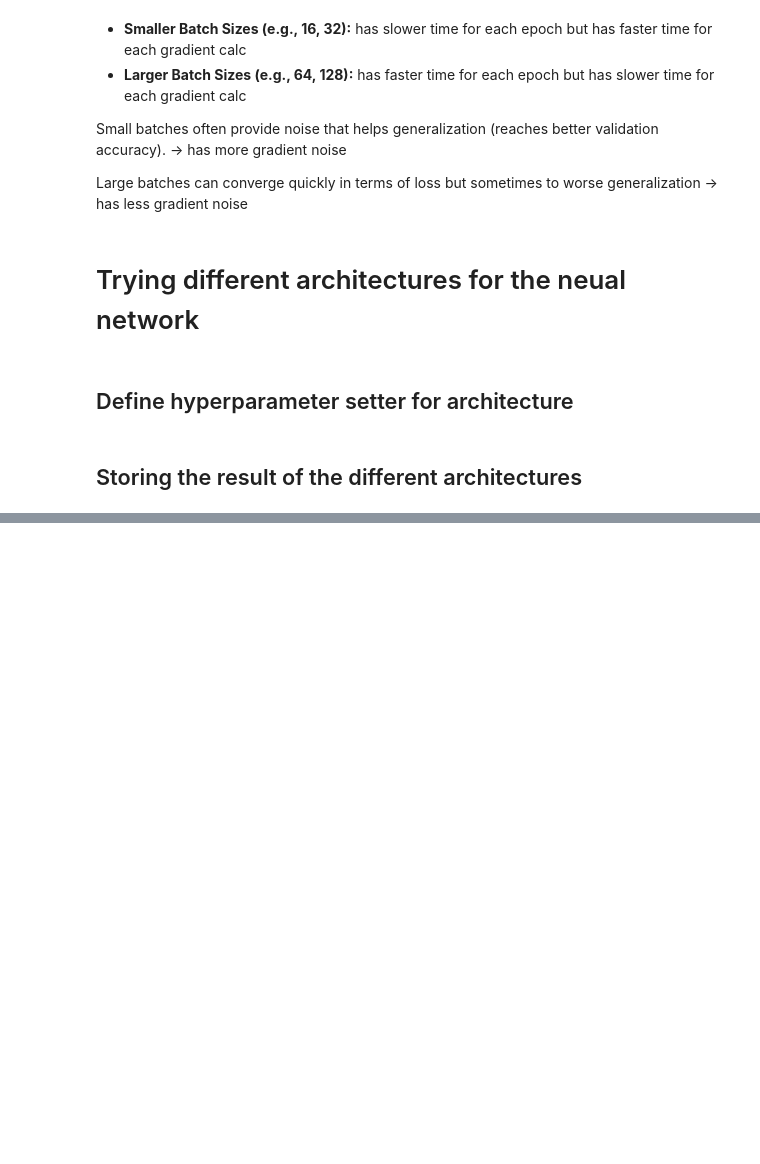
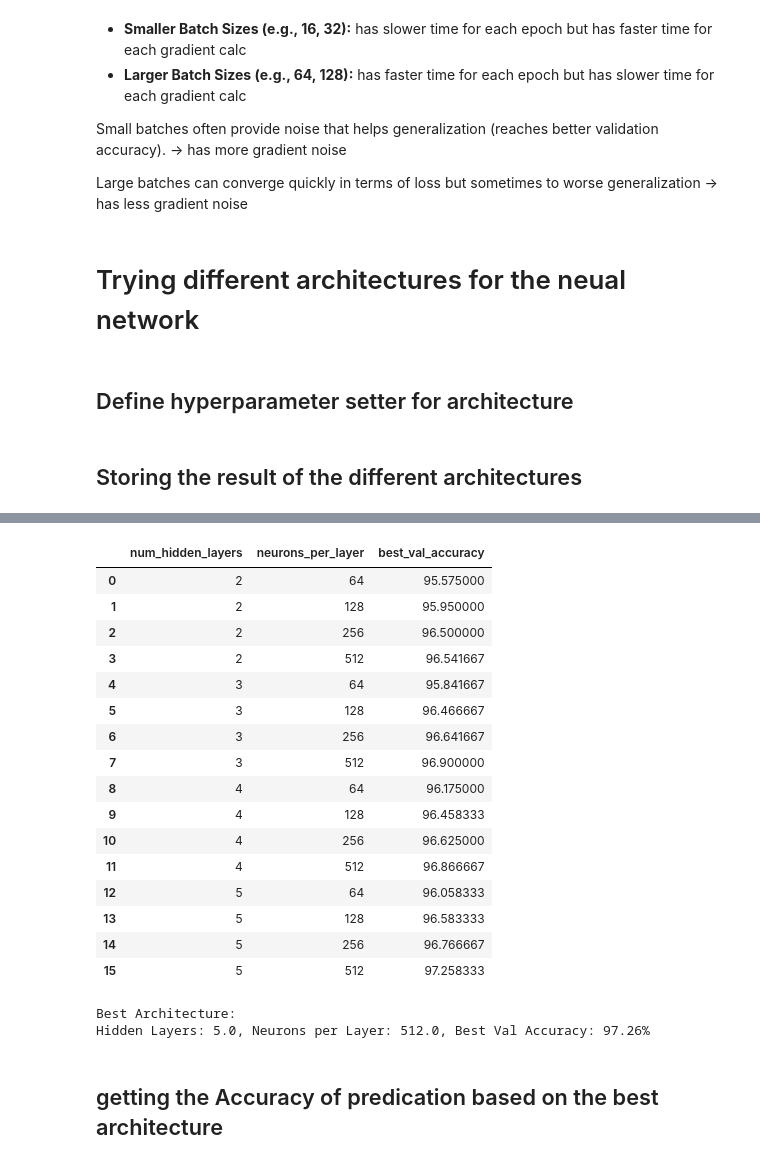
Before and after one commit to abdelrahman7124/Machine-Learning-lab-2, a Jupyter notebook: Neural_Networks.ipynb, the cells around one changed output, grey strips where cells are left out. Cells and saved outputs as stored; diff of their text form; code cells hidden in the pictures; blank space fills up the shorter version.

```diff
--- a/Neural_Networks.ipynb
+++ b/Neural_Networks.ipynb
@@ -598,9 +599,9 @@ for num_hidden_layers in hidden_layers:
 architecture_data_frame = pd.DataFrame(architecture_results)
 
 print("\n=========Architecture Comparison Table===========\n")
-display(architecture_df)
+display(architecture_data_frame)
 
-best_architecture = architecture_df.loc[architecture_df['best_val_accuracy'].idxmax()]
+best_architecture = architecture_data_frame.loc[architecture_data_frame['best_val_accuracy'].idxmax()]
 
 print(f"\nBest Architecture:")
 print(f"Hidden Layers: {best_architecture['num_hidden_layers']}, Neurons per Layer: {best_architecture['neurons_per_layer']}, Best Val Accuracy: {best_architecture['best_val_accuracy']:.2f}%")
@@ -624,0 +626,19 @@ Epoch 5/20
+|  | num_hidden_layers | neurons_per_layer | best_val_accuracy |
+| 0 | 2 | 64 | 95.575000 |
+| 1 | 2 | 128 | 95.950000 |
+| 2 | 2 | 256 | 96.500000 |
+| 3 | 2 | 512 | 96.541667 |
+| 4 | 3 | 64 | 95.841667 |
+| 5 | 3 | 128 | 96.466667 |
+| 6 | 3 | 256 | 96.641667 |
+| 7 | 3 | 512 | 96.900000 |
+| 8 | 4 | 64 | 96.175000 |
+| 9 | 4 | 128 | 96.458333 |
+| 10 | 4 | 256 | 96.625000 |
+| 11 | 4 | 512 | 96.866667 |
+| 12 | 5 | 64 | 96.058333 |
+| 13 | 5 | 128 | 96.583333 |
+| 14 | 5 | 256 | 96.766667 |
+| 15 | 5 | 512 | 97.258333 |
+Best Architecture:
+Hidden Layers: 5.0, Neurons per Layer: 512.0, Best Val Accuracy: 97.26%
@@ -627,3 +645,5 @@ Epoch 5/20
+# %% [markdown]
+## getting the Accuracy of predication based on the best architecture
 # %%
 
 parameter_setter(
```
Also changed, not shown: parts of 15 cells of this notebook, 5 other files.
